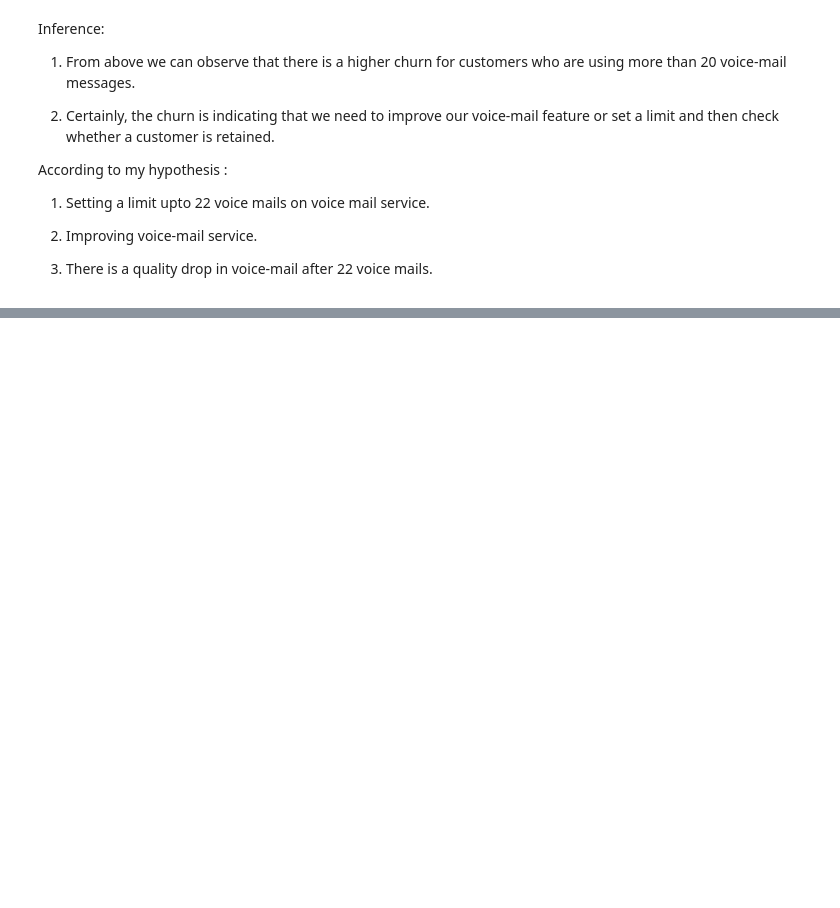
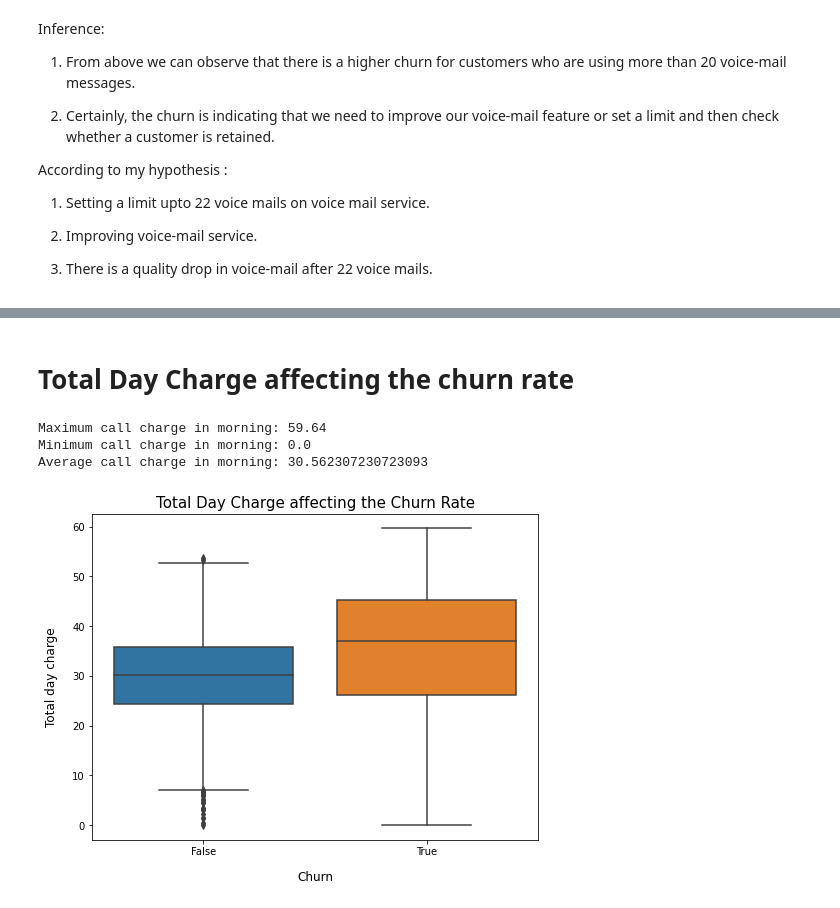
Before and after one commit to Akshadanair/Telecom-Churn-Analysis, a Jupyter notebook: Telecom_Churn_Analysis_Capstone_Project.ipynb, the cells around one changed output, grey strips where cells are left out. Saved outputs shown, nothing was run; the diff lists cells and outputs as text; code cells hidden in the pictures; blank space fills up the shorter version.

```diff
--- a/Telecom_Churn_Analysis_Capstone_Project.ipynb
+++ b/Telecom_Churn_Analysis_Capstone_Project.ipynb
@@ -379,0 +449,26 @@ According to my hypothesis :
+# %% [markdown]
+# **Total Day Charge affecting the churn rate**
+# %%
+#Printing maximum, minimum and average call charge in morning
+
+print('Maximum call charge in morning:',telecom_data['Total day charge'].max())
+print('Minimum call charge in morning:',telecom_data['Total day charge'].min())
+print('Average call charge in morning:',telecom_data['Total day charge'].mean())
+# %% [output]
+Maximum call charge in morning: 59.64
+Minimum call charge in morning: 0.0
+Average call charge in morning: 30.562307230723093
+# %%
+#Total Day Charge affecting the churn rate
+
+#setting figure size
+fig = plt.figure(figsize=(8,6))
+
+#Creating boxplot
+sns.boxplot(y= telecom_data['Total day charge'], x = telecom_data['Churn'])
+plt.xlabel("Churn", labelpad=14, fontsize = 12)
+plt.ylabel("Total day charge", labelpad=14, fontsize = 12)
+plt.title("Total Day Charge affecting the Churn Rate", fontsize = 15)
+plt.show()
+# %% [output]
+[figure, added]
```
Also changed, not shown: parts of 10 cells of this notebook.
